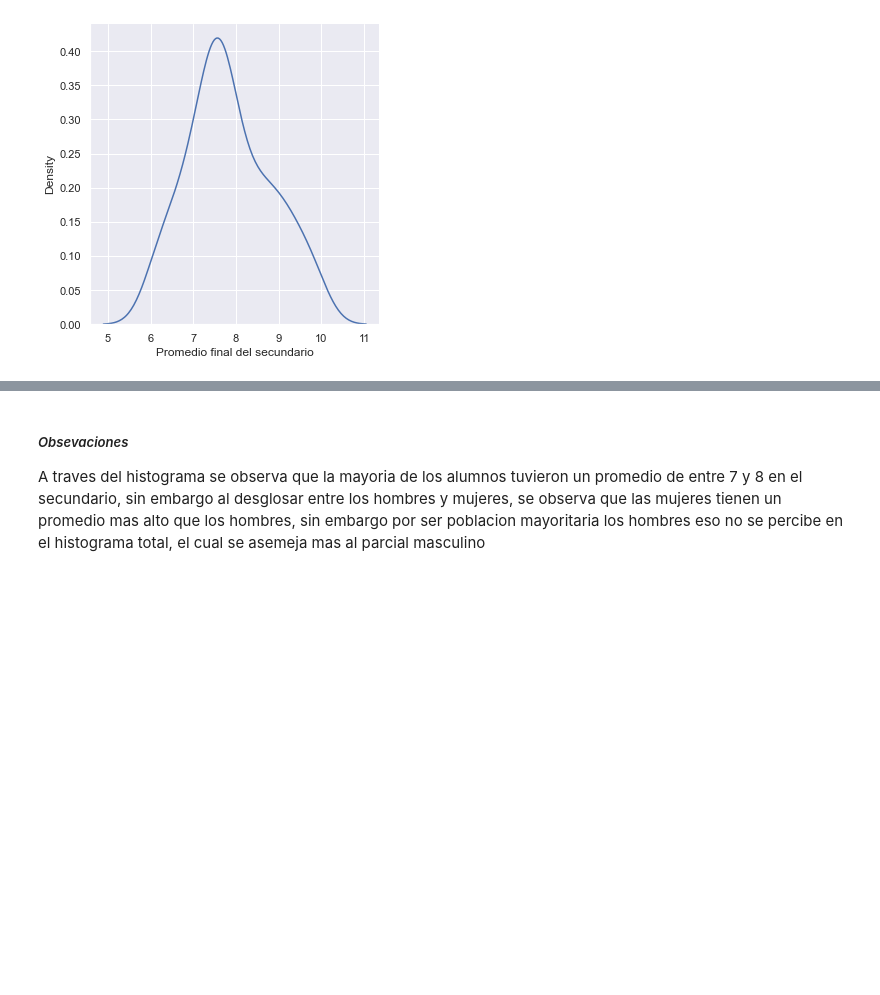
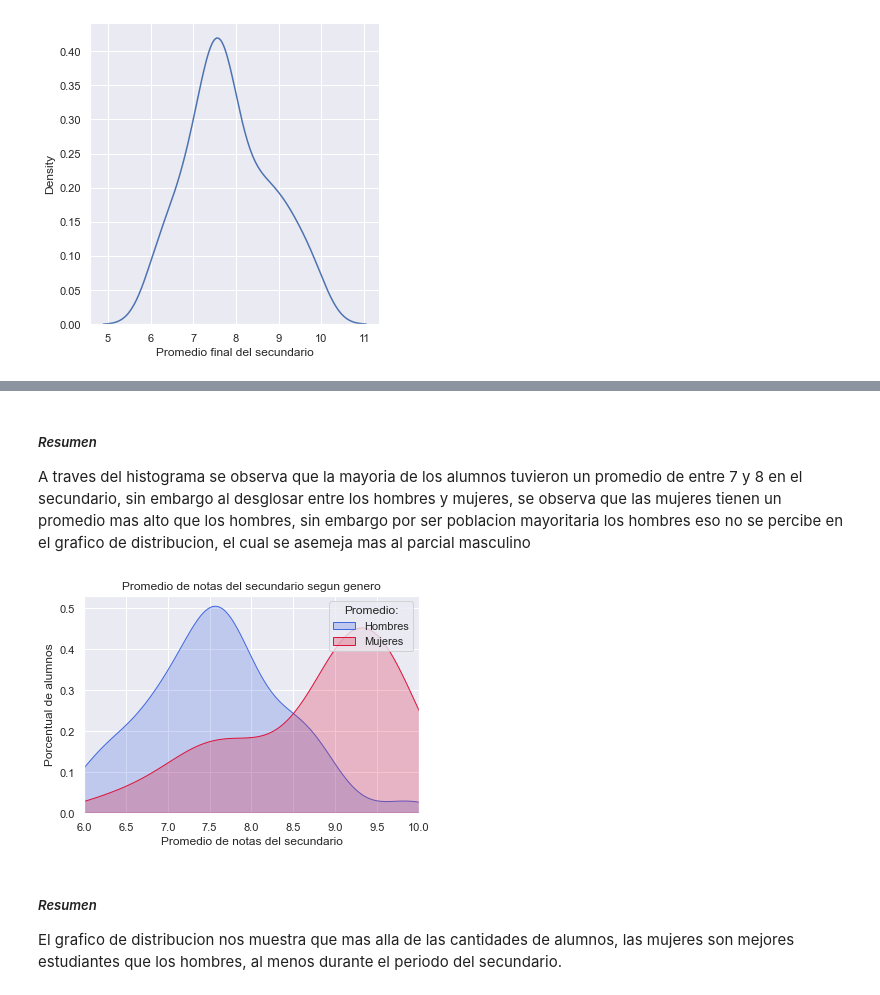
Before and after one commit to d4niel-san/Probabilidad-Aplicada, a Jupyter notebook: TP Final - Mermoz.ipynb, the cells around one changed output, grey strips where cells are left out. Drawn from its saved outputs; the diff is of its cells as text; code cells hidden in the pictures; blank space fills up the shorter version.

```diff
--- a/TP Final - Mermoz.ipynb
+++ b/TP Final - Mermoz.ipynb
@@ -287,4 +289,27 @@ plt.grid()
 # %% [markdown]
-##### *Obsevaciones*
+##### *Resumen*
 
-A traves del histograma se observa que la mayoria de los alumnos tuvieron un promedio de entre 7 y 8 en el secundario, sin embargo al desglosar entre los hombres y mujeres, se observa que las mujeres tienen un promedio mas alto que los hombres, sin embargo por ser poblacion mayoritaria los hombres eso no se percibe en el histograma total, el cual se asemeja mas al parcial masculino
+A traves del histograma se observa que la mayoria de los alumnos tuvieron un promedio de entre 7 y 8 en el secundario, sin embargo al desglosar entre los hombres y mujeres, se observa que las mujeres tienen un promedio mas alto que los hombres, sin embargo por ser poblacion mayoritaria los hombres eso no se percibe en el grafico de distribucion, el cual se asemeja mas al parcial masculino
+# %%
+rango1 = df[df["Genero"].str.contains("Masc")]
+tablaM = rango1["Promedio final del secundario"]
+M = np.array(tablaM)
+
+rango2 = df[df["Genero"].str.contains("Fem")]
+tablaF = rango2["Promedio final del secundario"]
+F = np.array(tablaF)
+
+plt.xlim(6, 10)
+sns.kdeplot(M, shade = True, color = "royalblue", label = "Hombres")
+sns.kdeplot(F, shade = True, color = "crimson", label = "Mujeres")
+plt.title("Promedio de notas del secundario segun genero")
+plt.xlabel("Promedio de notas del secundario")
+plt.ylabel("Porcentual de alumnos")
+plt.legend(title = "Promedio:") # agrega título a las referencias
+plt.show()
+# %% [output]
+[figure, added]
+# %% [markdown]
+##### *Resumen*
+
+El grafico de distribucion nos muestra que mas alla de las cantidades de alumnos, las mujeres son mejores estudiantes que los hombres, al menos durante el periodo del secundario.
```
Also changed, not shown: parts of 27 cells of this notebook.
